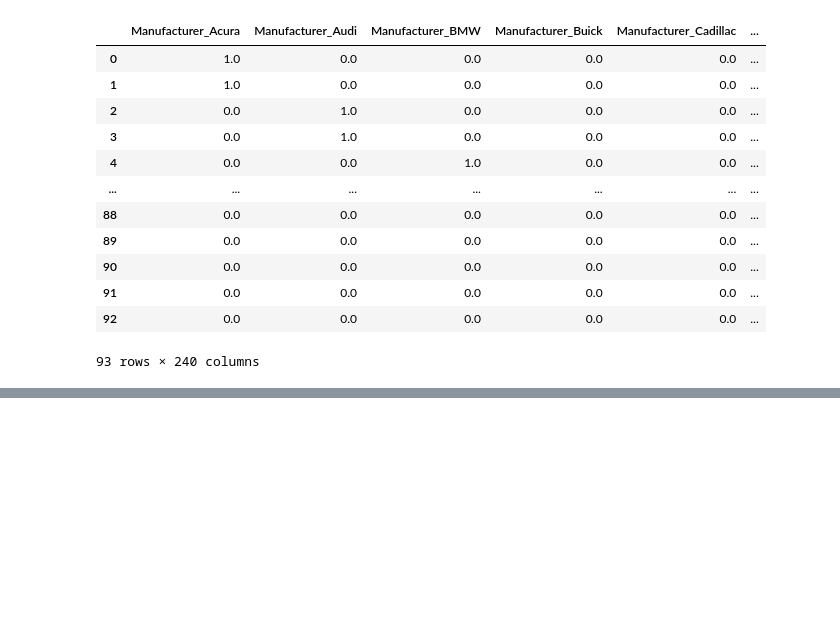
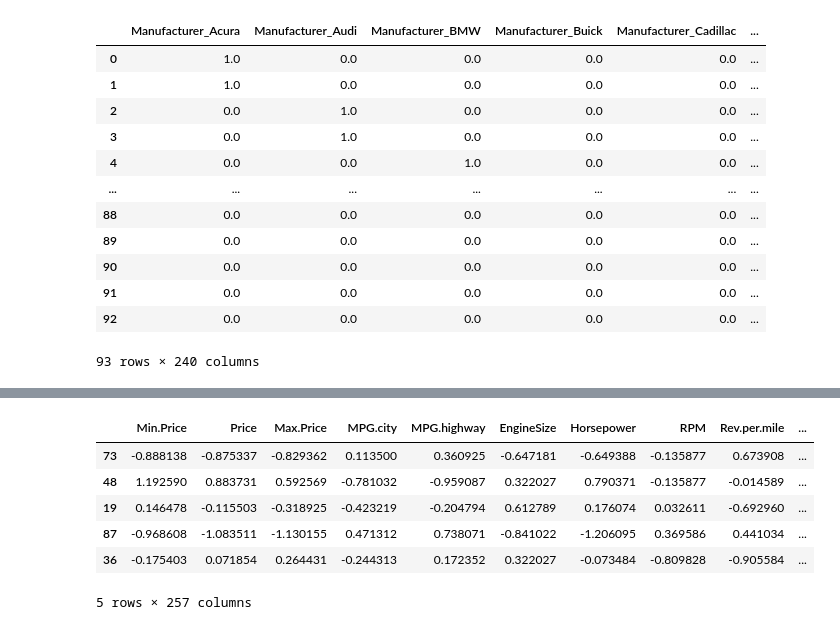
Before and after one commit to SuvarnaElawe/Test, a Jupyter notebook: DataPreProcessing/DataPreprocessing.ipynb, the cells around one changed output, grey strips where cells are left out. Saved outputs shown, nothing was run; the diff lists cells and outputs as text; code cells hidden in the pictures; blank space fills up the shorter version.

```diff
--- a/DataPreProcessing/DataPreprocessing.ipynb
+++ b/DataPreProcessing/DataPreprocessing.ipynb
@@ -304,0 +401,14 @@ X_cat_pre.to_csv('OneHotEncoding.csv',index=False)
+# %%
+from sklearn.model_selection import train_test_split
+#xtrain, xtest,ytrain,ytest  = train_test_split(X_pre,Y,test_size=0.2)
+##specify random state to get the same indexing result at each execution
+xtrain, xtest,ytrain,ytest  = train_test_split(X_pre,Y,test_size=0.2,random_state=1)
+xtrain.head()
+# %% [output]
+|  | Min.Price | Price | Max.Price | MPG.city | MPG.highway | EngineSize | Horsepower | RPM | Rev.per.mile | ... |
+| 73 | -0.888138 | -0.875337 | -0.829362 | 0.113500 | 0.360925 | -0.647181 | -0.649388 | -0.135877 | 0.673908 | ... |
+| 48 | 1.192590 | 0.883731 | 0.592569 | -0.781032 | -0.959087 | 0.322027 | 0.790371 | -0.135877 | -0.014589 | ... |
+| 19 | 0.146478 | -0.115503 | -0.318925 | -0.423219 | -0.204794 | 0.612789 | 0.176074 | 0.032611 | -0.692960 | ... |
+| 87 | -0.968608 | -1.083511 | -1.130155 | 0.471312 | 0.738071 | -0.841022 | -1.206095 | 0.369586 | 0.441034 | ... |
+| 36 | -0.175403 | 0.071854 | 0.264431 | -0.244313 | 0.172352 | 0.322027 | -0.073484 | -0.809828 | -0.905584 | ... |
+5 rows × 257 columns
```
Also changed, not shown: parts of 25 cells of this notebook, 4 other files.
